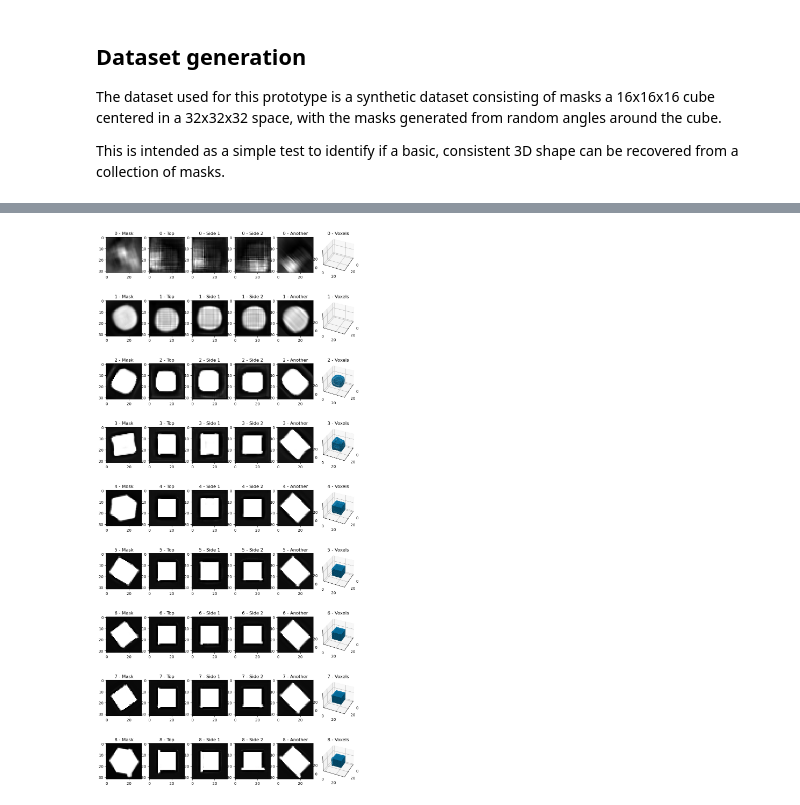
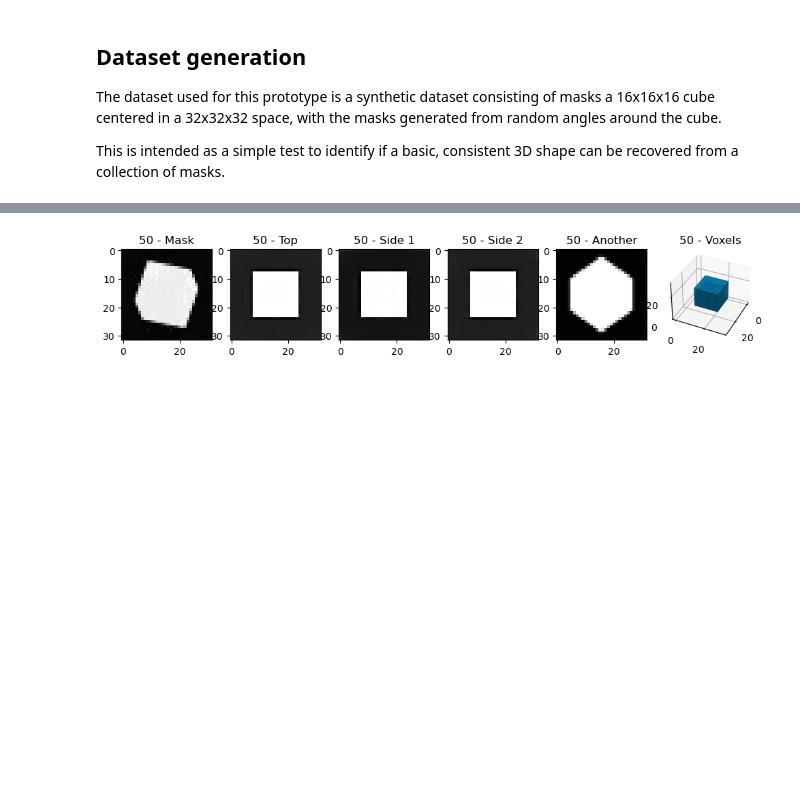
Before and after one commit to xietanu/cell_generation, a Jupyter notebook: cube.ipynb, the cells around one changed output, grey strips where cells are left out. Cells and saved outputs as stored; diff of their text form; code cells hidden in the pictures; blank space fills up the shorter version.

```diff
--- a/cube.ipynb
+++ b/cube.ipynb
@@ -156,37 +216,39 @@ gan_trainer = nnet.training.GANTrainer(
 # %%
-model_path = "models/cube_gan"
-
-gan_trainer.train(
-    train_auto_loader,
-    val_auto_loader,
-    51,
+gan_trainer_0_noise.train(
+    train_loader_0_noise,
+    val_loader_0_noise,
+    epochs=50,
     path=model_path,
     noise=0.15,
     gen_train_thresh=1.5,
     dis_train_thresh=1.25,
     device=DEVICE,
+    bookmark_every=bookmark_interval,
 )
 # %%
-MODELS = (0, 8)
+START_MODEL = 50
+END_MODEL = 50
 
-mask_generator.eval()
-mask_generator.to(DEVICE)
+models = list(range(START_MODEL, END_MODEL + 1, bookmark_interval))
 
-N_MODELS = MODELS[1] - MODELS[0] + 1
+vox_gen_0_noise.eval()
+mask_gen_0_noise.eval()
+mask_gen_0_noise.to(DEVICE)
 
 gen_input = torch.Tensor(np.random.normal(0, 1, size=(2, LATENT_SIZE))).cuda()
 
 plot_grid = []
 
-for i in range(N_MODELS):
-    model_n = MODELS[0] + i
-    gan_trainer.load_state(f"{model_path}_{model_n}.pt")
+for model_n in models:
+    gan_trainer_0_noise.load_state(f"{model_path}_{model_n}.pt")
+
+    mask_out = mask_gen_0_noise(gen_input)[0]
 
     mask = metaimage.Mask(
-        mask_generator(gen_input)[0], title=f"{model_n} - Mask"
+        mask_out, title=f"{model_n} - Mask"
     )
     voxels = voxgrid.VoxGrid(
-        voxel_generator(gen_input)[0], title=f"{model_n} - Voxels"
+        vox_gen_0_noise(gen_input)[0], title=f"{model_n} - Voxels"
     )
 
     plot_grid.append(
@@ -194,12 +256,12 @@ for i in range(N_MODELS):
             mask,
             (f"{model_n} - Top", voxels.create_image()),
             (f"{model_n} - Side 1", voxels.rotated(y_angle=np.pi / 2).create_image()),
-            (f"{model_n} - Side 2", voxels.rotated(x_angle=np.pi / 2).create_image()),
-            (f"{model_n} - Another", voxels.rotated(x_angle=np.pi / 4, y_angle=np.pi/4).create_image()),
+            (f"{model_n} - Side 2", voxels.rotated(z_angle=np.pi / 2).create_image()),
+            (f"{model_n} - Another", voxels.rotated(z_angle=np.pi / 4, y_angle=np.pi/4).create_image()),
             voxels,
         ]
     )
 
-display.grid(plot_grid, figsize=(12, 3 * N_MODELS))
+display.grid(plot_grid, figsize=(12, 3 * len(plot_grid)))
 display.show()
 # %% [output]
@@ -215,2 +269,2 @@ Model models/cube_gan_8.pt is loaded from epoch 80 , loss 0.9116
-[figure, old version]
+[figure, new version]
 # %%
```
Also changed, not shown: parts of 28 cells of this notebook.
